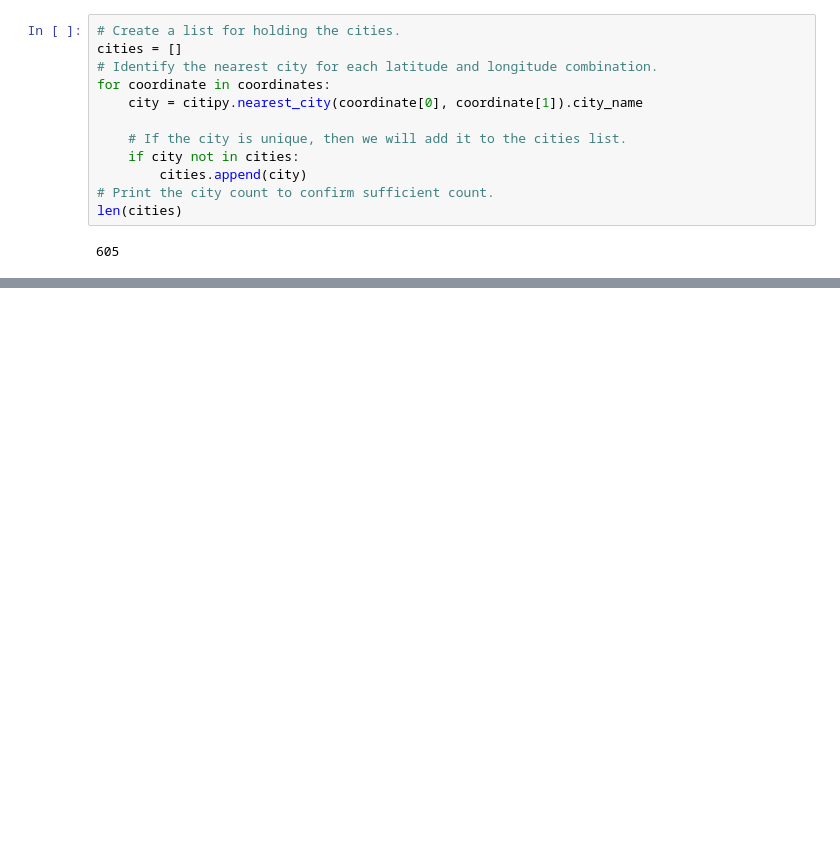
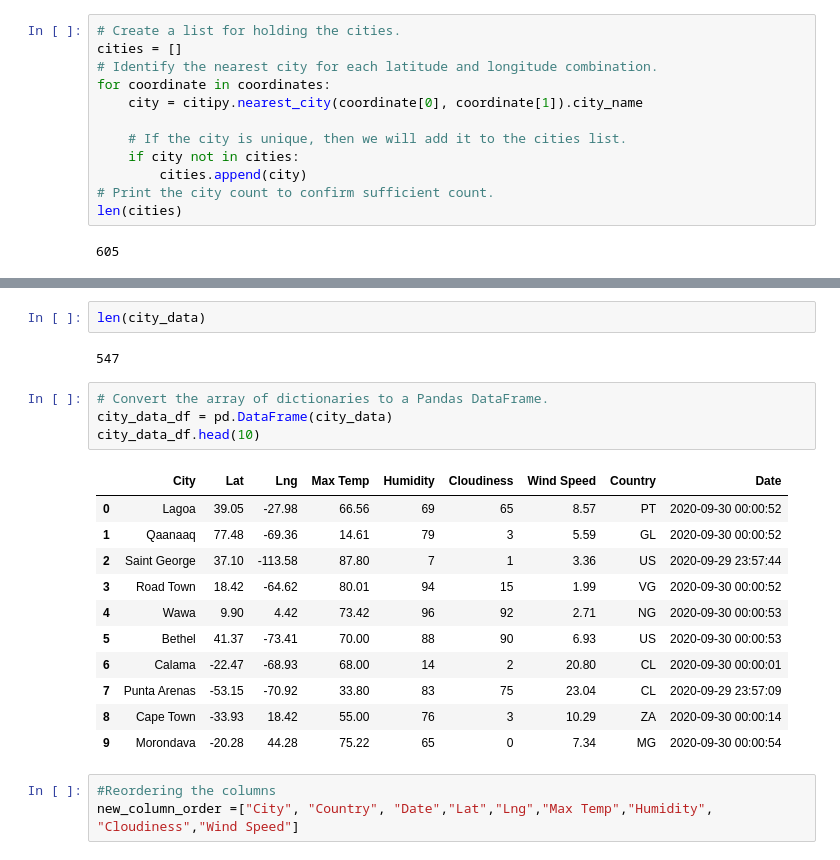
Before and after one commit to Elewekeadanma/World_Weather_Analysis, a Jupyter notebook: WeatherPy.ipynb, the cells around one changed output, grey strips where cells are left out. Saved outputs shown, nothing was run; the diff lists cells and outputs as text; blank space fills up the shorter version.

```diff
--- a/WeatherPy.ipynb
+++ b/WeatherPy.ipynb
@@ -32,0 +120,23 @@ len(cities)
+# %%
+len(city_data)
+# %% [output]
+547
+# %%
+# Convert the array of dictionaries to a Pandas DataFrame.
+city_data_df = pd.DataFrame(city_data)
+city_data_df.head(10)
+# %% [output]
+|  | City | Lat | Lng | Max Temp | Humidity | Cloudiness | Wind Speed | Country | Date |
+| 0 | Lagoa | 39.05 | -27.98 | 66.56 | 69 | 65 | 8.57 | PT | 2020-09-30 00:00:52 |
+| 1 | Qaanaaq | 77.48 | -69.36 | 14.61 | 79 | 3 | 5.59 | GL | 2020-09-30 00:00:52 |
+| 2 | Saint George | 37.10 | -113.58 | 87.80 | 7 | 1 | 3.36 | US | 2020-09-29 23:57:44 |
+| 3 | Road Town | 18.42 | -64.62 | 80.01 | 94 | 15 | 1.99 | VG | 2020-09-30 00:00:52 |
+| 4 | Wawa | 9.90 | 4.42 | 73.42 | 96 | 92 | 2.71 | NG | 2020-09-30 00:00:53 |
+| 5 | Bethel | 41.37 | -73.41 | 70.00 | 88 | 90 | 6.93 | US | 2020-09-30 00:00:53 |
+| 6 | Calama | -22.47 | -68.93 | 68.00 | 14 | 2 | 20.80 | CL | 2020-09-30 00:00:01 |
+| 7 | Punta Arenas | -53.15 | -70.92 | 33.80 | 83 | 75 | 23.04 | CL | 2020-09-29 23:57:09 |
+| 8 | Cape Town | -33.93 | 18.42 | 55.00 | 76 | 3 | 10.29 | ZA | 2020-09-30 00:00:14 |
+| 9 | Morondava | -20.28 | 44.28 | 75.22 | 65 | 0 | 7.34 | MG | 2020-09-30 00:00:54 |
+# %%
+#Reordering the columns
+new_column_order =["City", "Country", "Date","Lat","Lng","Max Temp","Humidity", "Cloudiness","Wind Speed"]
```
Also changed, not shown: parts of 6 cells of this notebook.
